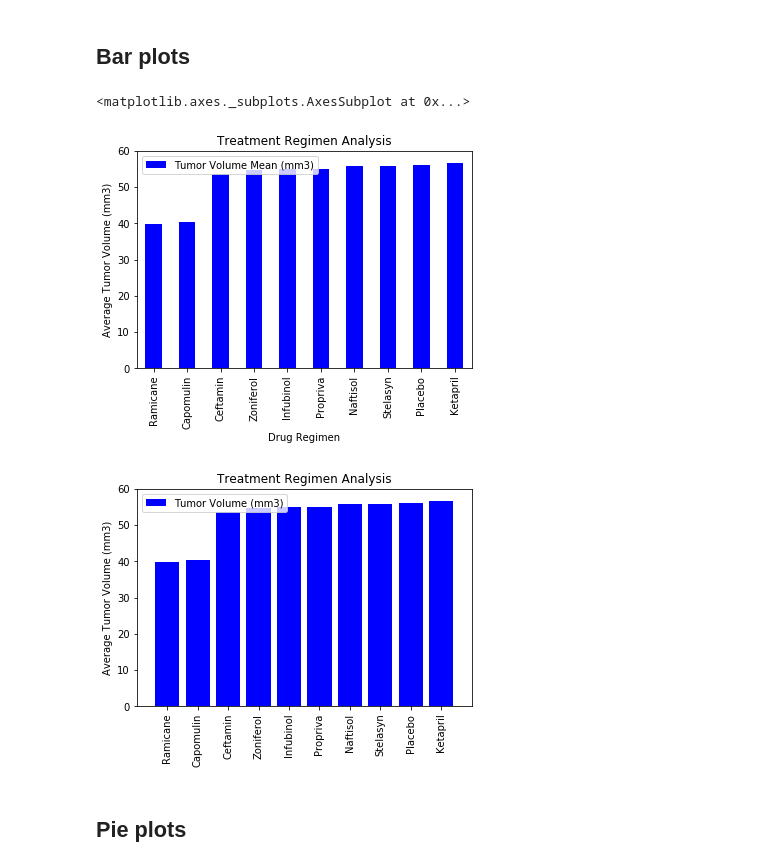
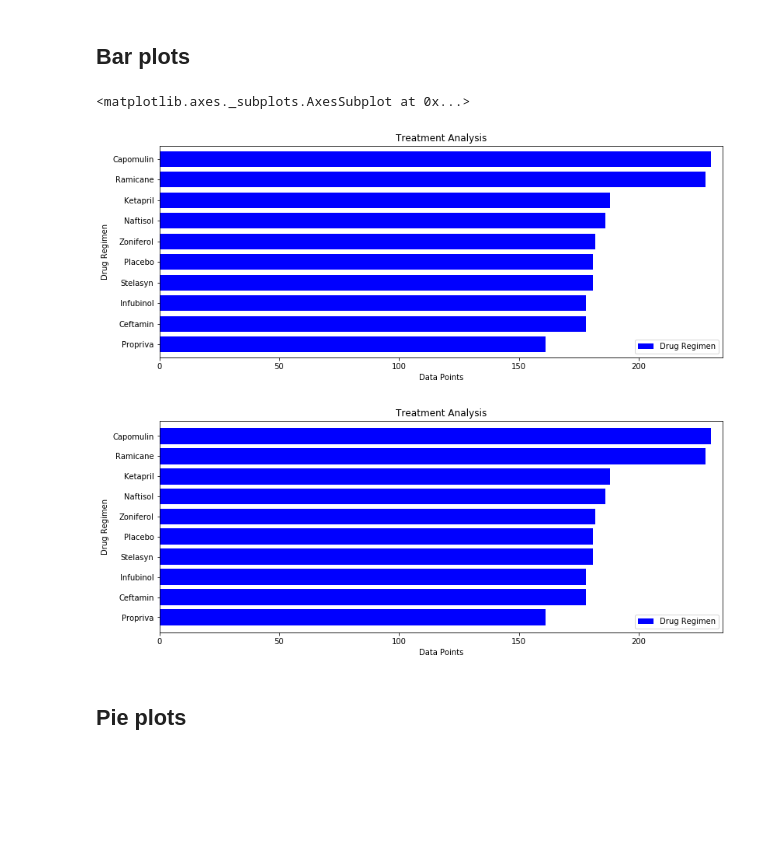
Before and after one commit to Mirgadir/Matplotlib-Challenge, a Jupyter notebook: Pymaceuticals/pymaceuticals_starter.ipynb, the cells around one changed output. Saved outputs shown, nothing was run; the diff lists cells and outputs as text; code cells hidden in the pictures; blank space fills up the shorter version.

```diff
--- a/Pymaceuticals/pymaceuticals_starter.ipynb
+++ b/Pymaceuticals/pymaceuticals_starter.ipynb
@@ -64,32 +71,45 @@ summary
 ## Bar plots
 # %%
 # Generate a bar plot showing number of data points for each treatment regimen using pandas
+data_points = study_data['Drug Regimen'].value_counts()
+dF = pd.DataFrame(data_points)
+dF = dF.reset_index(drop=False)
+dF = dF.sort_values(by="Drug Regimen", ascending=True)
 
-x_axis= 'Drug Regimen'
-y_axis = 'Tumor Volume Mean (mm3)'
-pandas_bar = summary.plot.bar(x_axis, y_axis, title='Treatment Regimen Analysis', xlim=(-1,10), ylim=(0,60), color="blue")
-pandas_bar.set_ylabel("Average Tumor Volume (mm3)")
+x_axis= 'index'
+y_axis = 'Drug Regimen'
+pandas_bar = dF.plot.barh(x_axis, y_axis, title='Treatment Analysis', xlim=(0,235), ylim=(0,10), color="blue",
+                          figsize = (13,5), width = 0.75)
+pandas_bar.set_ylabel("Drug Regimen")
+pandas_bar.set_xlabel("Data Points")
+
+
 pandas_bar
 # %% [output]
 <matplotlib.axes._subplots.AxesSubplot at 0x...>
-[figure, old version]
+[figure, new version]
 # %%
 # Generate a bar plot showing number of data points for each treatment regimen using pyplot
-x_axis= summary['Drug Regimen']
-y_axis = summary["Tumor Volume Mean (mm3)"]
-bar_chart = plt.bar(x_axis, y_axis, color = 'b', alpha= 1, align='center', label='Tumor Volume (mm3)')
-plt.xlim(-1,10)
-plt.ylim(0,60)
-plt.title('Treatment Regimen Analysis')
-plt.ylabel("Average Tumor Volume (mm3)")
+x_axis= np.arange(len(dF))
+y_axis = dF["Drug Regimen"]
+plt.figure(figsize=(13,5))
+bar_chart = plt.barh(x_axis, y_axis, color = 'b', alpha= 1, align='center', label='Drug Regimen')
+plt.xlim(0,235)
+plt.ylim(-0.75,9.75)
+
+plt.title('Treatment Analysis')
+plt.xlabel("Data Points")
+plt.ylabel("Drug Regimen")
 plt.legend(loc='best')
+
 tick_locations = [value for value in x_axis]
-plt.xticks(tick_locations, x_axis, rotation='vertical')
+plt.yticks(tick_locations, dF["index"], rotation="horizontal")
+
 
 
 plt.show()
 # %% [output]
-[figure, old version]
+[figure, new version]
 # %% [markdown]
 ## Pie plots
 # %%
```
Also changed, not shown: parts of 11 cells of this notebook.
